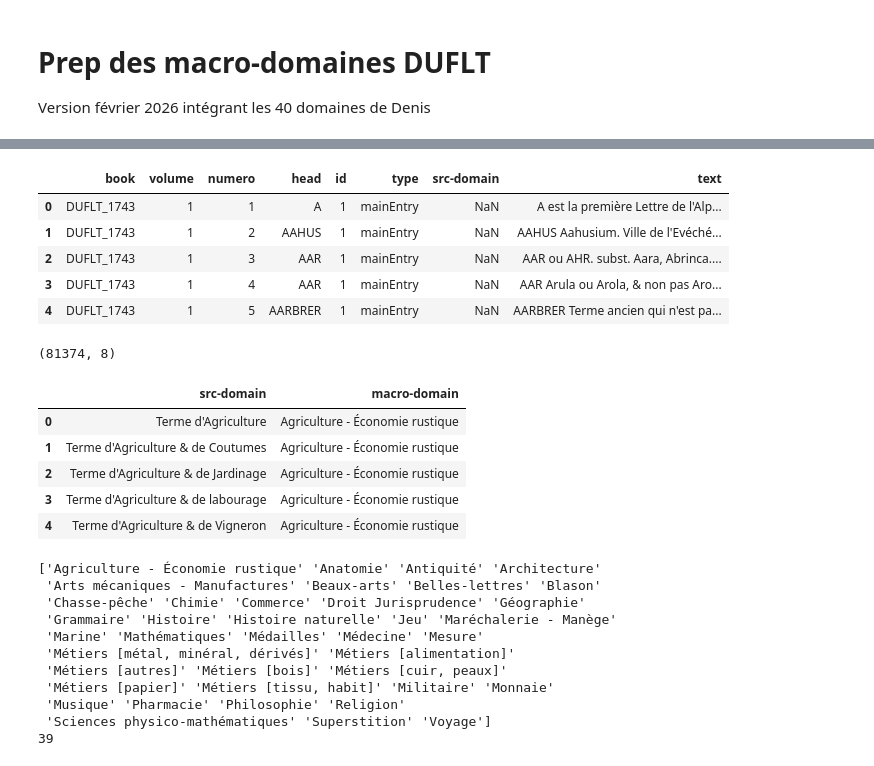
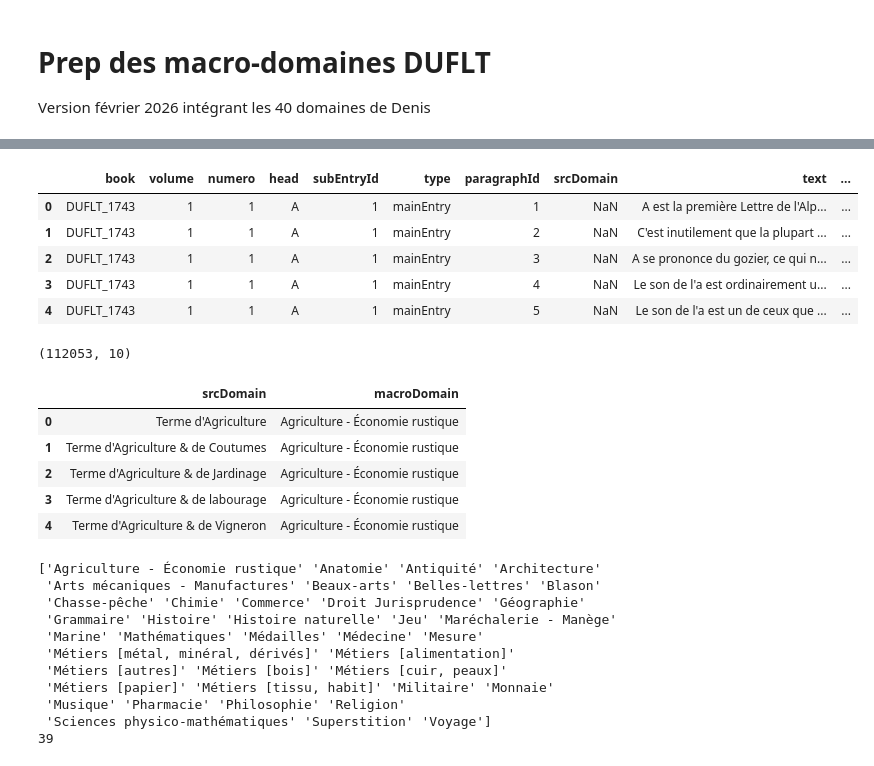
Before and after one commit to ludovicmoncla/trevoux, a Jupyter notebook: 1743_Le_Robert/4.Add_macro-domains.ipynb, the cells around one changed output, grey strips where cells are left out. Saved outputs shown, nothing was run; the diff lists cells and outputs as text; code cells hidden in the pictures.

```diff
--- a/1743_Le_Robert/4.Add_macro-domains.ipynb
+++ b/1743_Le_Robert/4.Add_macro-domains.ipynb
@@ -16,30 +16,32 @@ suffix
 # %%
-df = pd.read_csv(os.path.join('..', 'data', '1743_LeRobert', 'Trevoux1743.tsv'), sep='\t', encoding='utf-8')
+filename = "Trevoux1743_paragraphs_260210.tsv"
+
+df = pd.read_csv(os.path.join('..', 'data', '1743_LeRobert', filename), sep='\t', encoding='utf-8')
 df.head()
 # %% [output]
-|  | book | volume | numero | head | id | type | src-domain | text |
-| 0 | DUFLT_1743 | 1 | 1 | A | 1 | mainEntry | NaN | A est la première Lettre de l'Alp... |
-| 1 | DUFLT_1743 | 1 | 2 | AAHUS | 1 | mainEntry | NaN | AAHUS Aahusium. Ville de l'Evéché... |
-| 2 | DUFLT_1743 | 1 | 3 | AAR | 1 | mainEntry | NaN | AAR ou AHR. subst. Aara, Abrinca.... |
-| 3 | DUFLT_1743 | 1 | 4 | AAR | 1 | mainEntry | NaN | AAR Arula ou Arola, & non pas Aro... |
-| 4 | DUFLT_1743 | 1 | 5 | AARBRER | 1 | mainEntry | NaN | AARBRER Terme ancien qui n'est pa... |
+|  | book | volume | numero | head | subEntryId | type | paragraphId | srcDomain | text | ... |
+| 0 | DUFLT_1743 | 1 | 1 | A | 1 | mainEntry | 1 | NaN | A est la première Lettre de l'Alp... | ... |
+| 1 | DUFLT_1743 | 1 | 1 | A | 1 | mainEntry | 2 | NaN | C'est inutilement que la plupart ... | ... |
+| 2 | DUFLT_1743 | 1 | 1 | A | 1 | mainEntry | 3 | NaN | A se prononce du gozier, ce qui n... | ... |
+| 3 | DUFLT_1743 | 1 | 1 | A | 1 | mainEntry | 4 | NaN | Le son de l'a est ordinairement u... | ... |
+| 4 | DUFLT_1743 | 1 | 1 | A | 1 | mainEntry | 5 | NaN | Le son de l'a est un de ceux que ... | ... |
 # %%
 df.shape
 # %% [output]
-(81374, 8)
+(112053, 10)
 # %%
 df_domaines_denis = pd.read_excel('Conversion_DUFLT_protodesignants_MacroDomaines_Denis.xlsx')
-df_domaines_denis.rename(columns={"subordinate_domain":"src-domain", "Macro-domaines correspondants": "macro-domain"}, inplace=True)
-df_domaines_denis = df_domaines_denis[["src-domain", "macro-domain"]]
+df_domaines_denis.rename(columns={"subordinate_domain":"srcDomain", "Macro-domaines correspondants": "macroDomain"}, inplace=True)
+df_domaines_denis = df_domaines_denis[["srcDomain", "macroDomain"]]
 
-df_domaines_denis['macro-domain'] = df_domaines_denis['macro-domain'].replace('histoire', 'Histoire')
-df_domaines_denis['macro-domain'] = df_domaines_denis['macro-domain'].replace(' Religion', 'Religion')
-df_domaines_denis['macro-domain'] = df_domaines_denis['macro-domain'].replace('Métiers [ métal, minéral,  dérivés]', 'Métiers [métal, minéral, dérivés]')
-df_domaines_denis['macro-domain'] = df_domaines_denis['macro-domain'].replace('Agriculture - Économie domestique', 'Agriculture - Économie rustique')
+df_domaines_denis['macroDomain'] = df_domaines_denis['macroDomain'].replace('histoire', 'Histoire')
+df_domaines_denis['macroDomain'] = df_domaines_denis['macroDomain'].replace(' Religion', 'Religion')
+df_domaines_denis['macroDomain'] = df_domaines_denis['macroDomain'].replace('Métiers [ métal, minéral,  dérivés]', 'Métiers [métal, minéral, dérivés]')
+df_domaines_denis['macroDomain'] = df_domaines_denis['macroDomain'].replace('Agriculture - Économie domestique', 'Agriculture - Économie rustique')
 
 df_domaines_denis.head()
 # %% [output]
-|  | src-domain | macro-domain |
+|  | srcDomain | macroDomain |
 | 0 | Terme d'Agriculture | Agriculture - Économie rustique |
 | 1 | Terme d'Agriculture & de Coutumes | Agriculture - Économie rustique |
 | 2 | Terme d'Agriculture & de Jardinage | Agriculture - Économie rustique |
```
Also changed, not shown: parts of 13 cells of this notebook.
